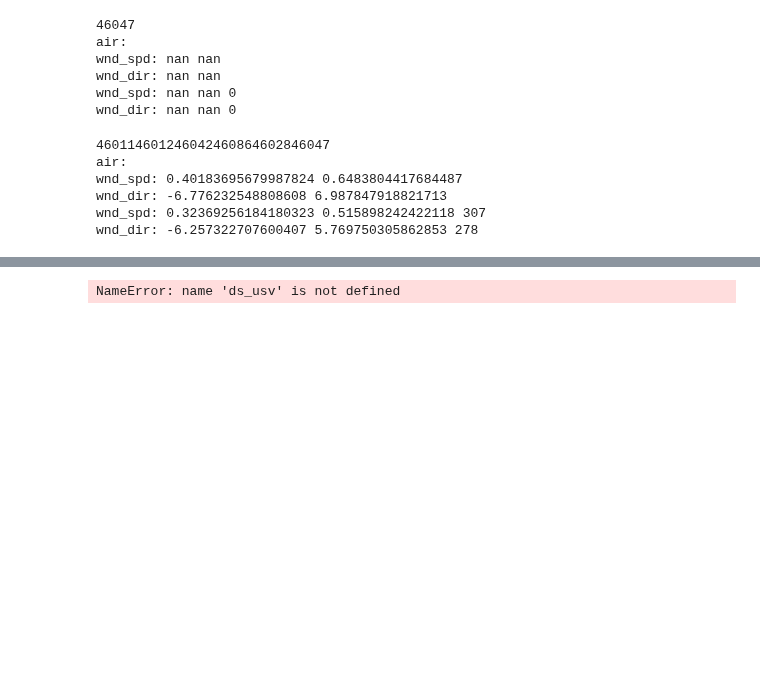
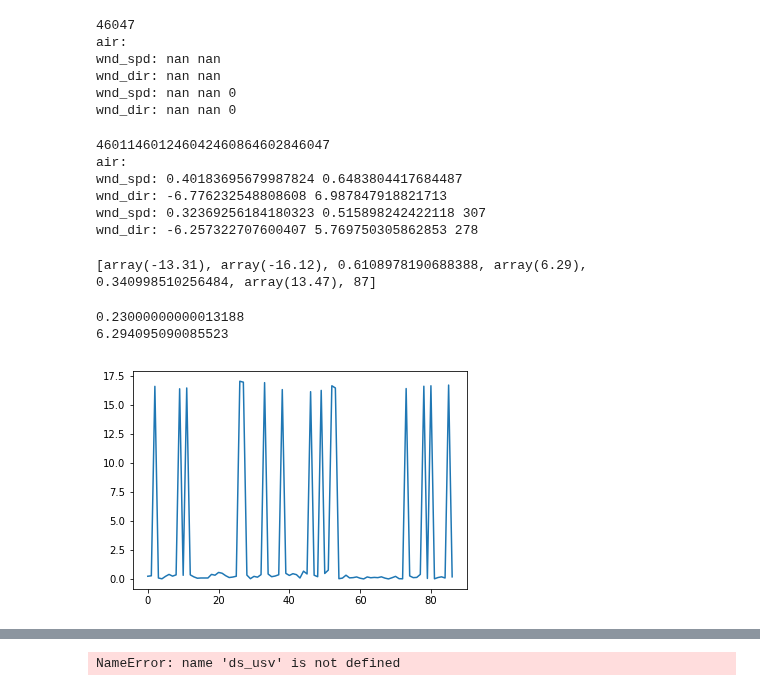
Before and after one commit to cgentemann/Saildrone, a Jupyter notebook: buoy_collocations/collocate buoy and saildrone data.ipynb, the cells around one changed output, grey strips where cells are left out. Drawn from its saved outputs; the diff is of its cells as text; code cells hidden in the pictures; blank space fills up the shorter version.

```diff
--- a/buoy_collocations/collocate buoy and saildrone data.ipynb
+++ b/buoy_collocations/collocate buoy and saildrone data.ipynb
@@ -305,7 +305,7 @@ for ibuoy in range(0,7):
                         np.abs(sdif).mean().data,sdif.shape[0]]
 
     sdif = (subset_usv.BARO_PRES_MEAN-subset_buoy.air_pres_best).dropna('time')
-    sdifcor = np.corrcoef(subset_usv.BARO_PRES_MEAN,subset_buoy.air_pres_best+273.15)[0,1]
+    sdifcor = np.corrcoef(subset_usv.BARO_PRES_MEAN,subset_buoy.air_pres_best)[0,1]
     std_robust = np.nanmedian(np.abs(sdif - np.nanmedian(sdif))) * 1.482602218505602
     sv_data3[ibuoy,0:7]=[sdif.mean().data,sdif.median().data,sdifcor,sdif.std().data,std_robust,
                         np.abs(sdif).mean().data,sdif.shape[0]]
@@ -381,3 +381,21 @@ wnd_spd: 0.40183695679987824 0.6483804417684487
 wnd_dir: -6.776232548808608 6.987847918821713
 wnd_spd: 0.32369256184180323 0.515898242422118 307
 wnd_dir: -6.257322707600407 5.769750305862853 278
+# %%
+sdif = (subset_usv.BARO_PRES_MEAN-subset_buoy.air_pres_best).dropna('time')
+sdifcor = np.corrcoef(subset_usv.BARO_PRES_MEAN,subset_buoy.air_pres_best)[0,1]
+std_robust = np.nanmedian(np.abs(sdif - np.nanmedian(sdif))) * 1.482602218505602
+print([sdif.mean().data,sdif.median().data,sdifcor,sdif.std().data,std_robust,
+                    np.abs(sdif).mean().data,sdif.shape[0]])
+# %% [output]
+[array(-13.31), array(-16.12), 0.6108978190688388, array(6.29), 0.340998510256484, array(13.47), 87]
+# %%
+plt.plot(np.abs(sdif - np.nanmedian(sdif)))
+print(np.nanmedian(np.abs(sdif - np.nanmedian(sdif))))
+print(sdif.std().data)
+#this is explaining why the STD is larger than the robust STD
+#robust STD uses median which removes the spikes since there aren't many of them
+# %% [output]
+0.23000000000013188
+6.294095090085523
+[figure, added]
```
Also changed, not shown: parts of 3 cells of this notebook, 2 other files.
